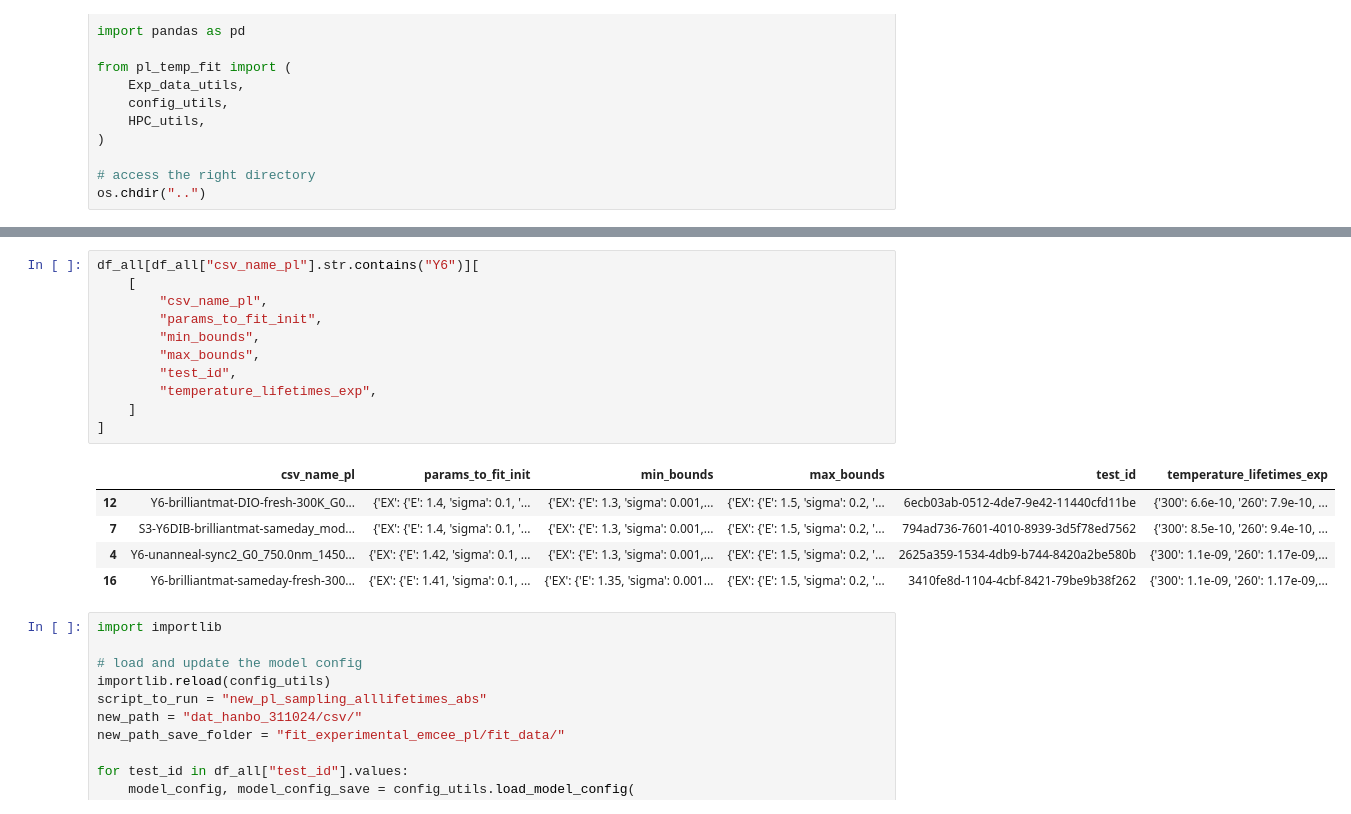
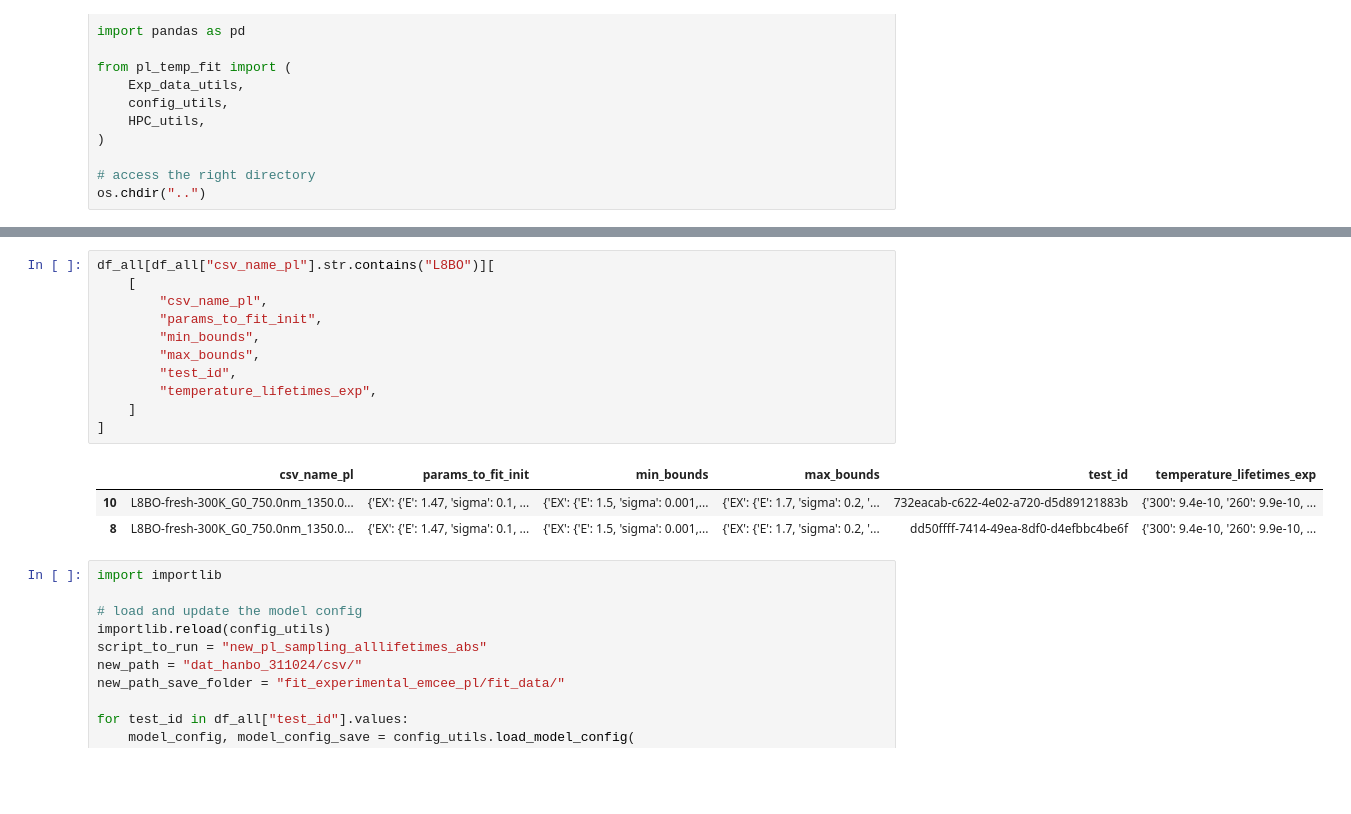
Before and after one commit to mohammedazzouzi15/pl_temp_fit, a Jupyter notebook: notebook/1_run_sampling_PL.ipynb, the cells around one changed output, grey strips where cells are left out. Drawn from its saved outputs; the diff is of its cells as text; blank space fills up the shorter version.

```diff
--- a/notebook/1_run_sampling_PL.ipynb
+++ b/notebook/1_run_sampling_PL.ipynb
@@ -81,20 +92,18 @@ JSONDecodeError: Expecting property name enclosed in double quotes: line 16 colu
 # %%
-df_all[df_all["csv_name_pl"].str.contains("Y6")][
+df_all[df_all["csv_name_pl"].str.contains("L8BO")][
     [
         "csv_name_pl",
         "params_to_fit_init",
         "min_bounds",
         "max_bounds",
         "test_id",
         "temperature_lifetimes_exp",
     ]
 ]
 # %% [output]
 |  | csv_name_pl | params_to_fit_init | min_bounds | max_bounds | test_id | temperature_lifetimes_exp |
-| 12 | Y6-brilliantmat-DIO-fresh-300K_G0... | {'EX': {'E': 1.4, 'sigma': 0.1, '... | {'EX': {'E': 1.3, 'sigma': 0.001,... | {'EX': {'E': 1.5, 'sigma': 0.2, '... | 6ecb03ab-0512-4de7-9e42-11440cfd11be | {'300': 6.6e-10, '260': 7.9e-10, ... |
-| 7 | S3-Y6DIB-brilliantmat-sameday_mod... | {'EX': {'E': 1.4, 'sigma': 0.1, '... | {'EX': {'E': 1.3, 'sigma': 0.001,... | {'EX': {'E': 1.5, 'sigma': 0.2, '... | 794ad736-7601-4010-8939-3d5f78ed7562 | {'300': 8.5e-10, '260': 9.4e-10, ... |
-| 4 | Y6-unanneal-sync2_G0_750.0nm_1450... | {'EX': {'E': 1.42, 'sigma': 0.1, ... | {'EX': {'E': 1.3, 'sigma': 0.001,... | {'EX': {'E': 1.5, 'sigma': 0.2, '... | 2625a359-1534-4db9-b744-8420a2be580b | {'300': 1.1e-09, '260': 1.17e-09,... |
-| 16 | Y6-brilliantmat-sameday-fresh-300... | {'EX': {'E': 1.41, 'sigma': 0.1, ... | {'EX': {'E': 1.35, 'sigma': 0.001... | {'EX': {'E': 1.5, 'sigma': 0.2, '... | 3410fe8d-1104-4cbf-8421-79be9b38f262 | {'300': 1.1e-09, '260': 1.17e-09,... |
+| 10 | L8BO-fresh-300K_G0_750.0nm_1350.0... | {'EX': {'E': 1.47, 'sigma': 0.1, ... | {'EX': {'E': 1.5, 'sigma': 0.001,... | {'EX': {'E': 1.7, 'sigma': 0.2, '... | 732eacab-c622-4e02-a720-d5d89121883b | {'300': 9.4e-10, '260': 9.9e-10, ... |
+| 8 | L8BO-fresh-300K_G0_750.0nm_1350.0... | {'EX': {'E': 1.47, 'sigma': 0.1, ... | {'EX': {'E': 1.5, 'sigma': 0.001,... | {'EX': {'E': 1.7, 'sigma': 0.2, '... | dd50ffff-7414-49ea-8df0-d4efbbc4be6f | {'300': 9.4e-10, '260': 9.9e-10, ... |
 # %%
 import importlib
 
```
Also changed, not shown: parts of 3 cells of this notebook, 3 other files.
